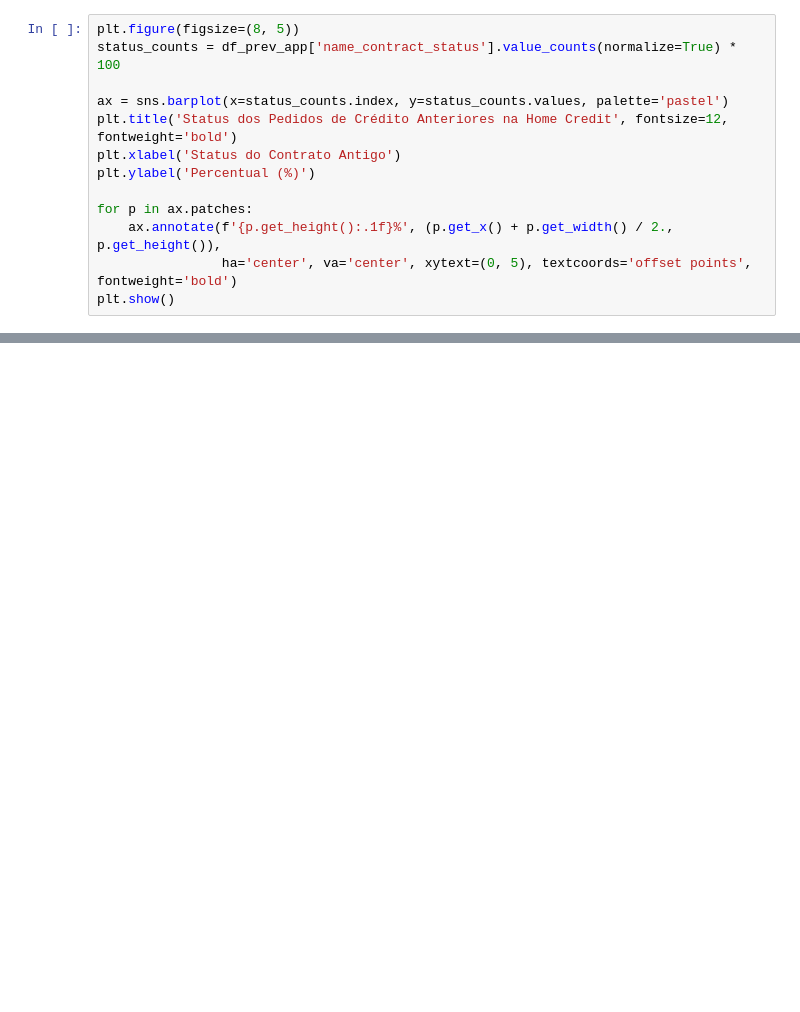
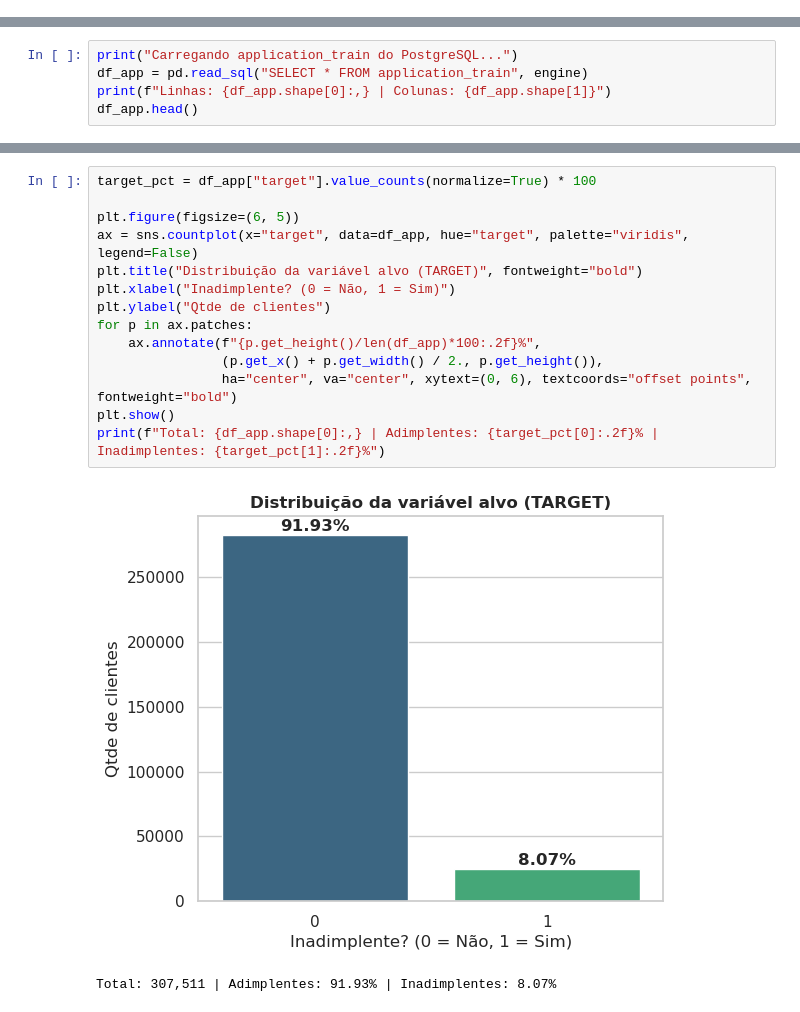
Before and after one commit to romuloarrivabene/ProjetoFinalPosFIA, a Jupyter notebook: data-platform/DataPipeline/exp_analysis.ipynb, the cells around one changed output, grey strips where cells are left out. Cells and saved outputs as stored; diff of their text form; blank space fills up the shorter version.

```diff
--- a/data-platform/DataPipeline/exp_analysis.ipynb
+++ b/data-platform/DataPipeline/exp_analysis.ipynb
@@ -838,13 +0,0 @@ Razão Média de Contratos por Cliente: 4.93
-# %%
-plt.figure(figsize=(8, 5))
-status_counts = df_prev_app['name_contract_status'].value_counts(normalize=True) * 100
-
-ax = sns.barplot(x=status_counts.index, y=status_counts.values, palette='pastel')
-plt.title('Status dos Pedidos de Crédito Anteriores na Home Credit', fontsize=12, fontweight='bold')
-plt.xlabel('Status do Contrato Antigo')
-plt.ylabel('Percentual (%)')
-
-for p in ax.patches:
-    ax.annotate(f'{p.get_height():.1f}%', (p.get_x() + p.get_width() / 2., p.get_height()),
-                ha='center', va='center', xytext=(0, 5), textcoords='offset points', fontweight='bold')
-plt.show()
@@ -1499,0 +157,5 @@ None
+# %%
+print("Carregando application_train do PostgreSQL...")
+df_app = pd.read_sql("SELECT * FROM application_train", engine)
+print(f"Linhas: {df_app.shape[0]:,} | Colunas: {df_app.shape[1]}")
+df_app.head()
@@ -1499,0 +245,17 @@ None
+# %%
+target_pct = df_app["target"].value_counts(normalize=True) * 100
+
+plt.figure(figsize=(6, 5))
+ax = sns.countplot(x="target", data=df_app, hue="target", palette="viridis", legend=False)
+plt.title("Distribuição da variável alvo (TARGET)", fontweight="bold")
+plt.xlabel("Inadimplente? (0 = Não, 1 = Sim)")
+plt.ylabel("Qtde de clientes")
+for p in ax.patches:
+    ax.annotate(f"{p.get_height()/len(df_app)*100:.2f}%",
+                (p.get_x() + p.get_width() / 2., p.get_height()),
+                ha="center", va="center", xytext=(0, 6), textcoords="offset points", fontweight="bold")
+plt.show()
+print(f"Total: {df_app.shape[0]:,} | Adimplentes: {target_pct[0]:.2f}% | Inadimplentes: {target_pct[1]:.2f}%")
+# %% [output]
+[figure, added]
+Total: 307,511 | Adimplentes: 91.93% | Inadimplentes: 8.07%
```
Also changed, not shown: parts of 220 cells of this notebook, 19 other files.
